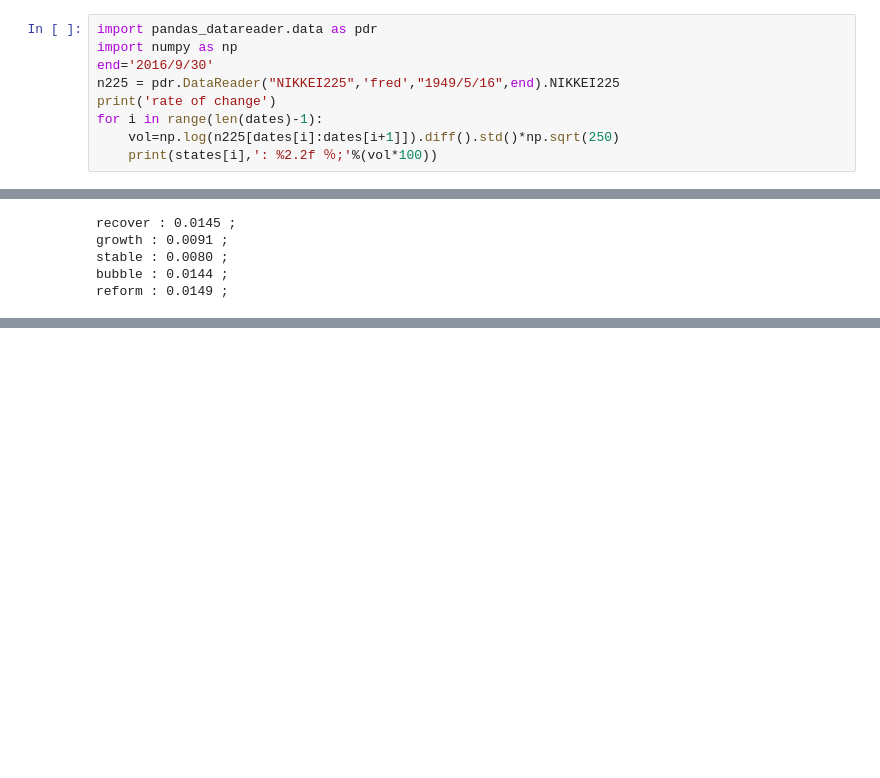
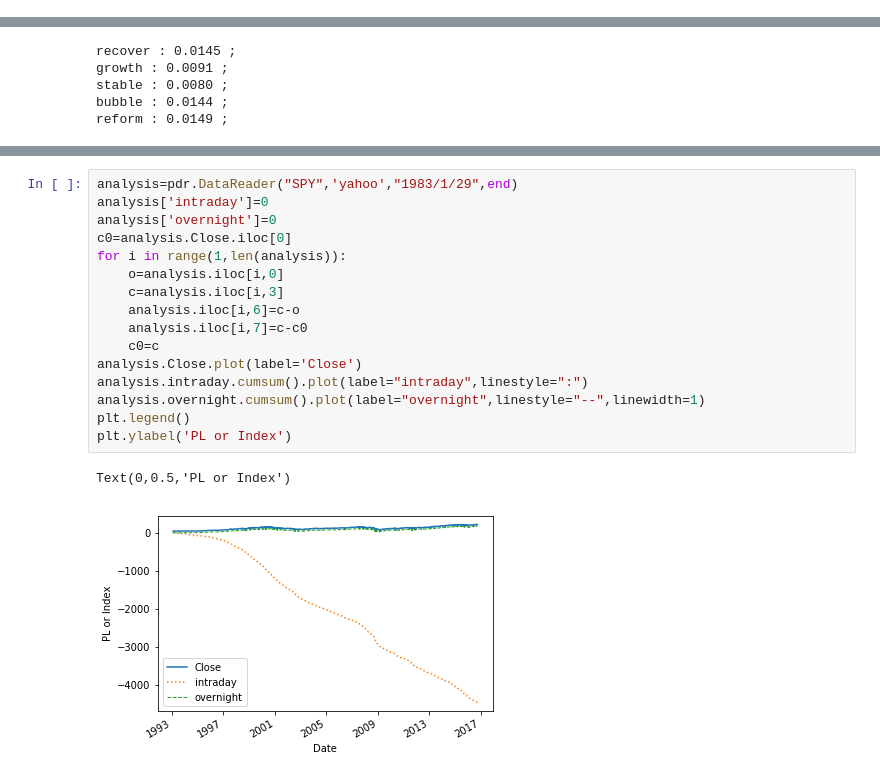
Before and after one commit to s-y-00/panplling_python3_sys_trading, a Jupyter notebook: chapter5.ipynb, the cells around one changed output, grey strips where cells are left out. Cells and saved outputs as stored; diff of their text form; blank space fills up the shorter version.

```diff
--- a/chapter5.ipynb
+++ b/chapter5.ipynb
@@ -15,9 +11,0 @@ TypeError: not enough arguments for format string
-# %%
-import pandas_datareader.data as pdr
-import numpy as np
-end='2016/9/30'
-n225 = pdr.DataReader("NIKKEI225",'fred',"1949/5/16",end).NIKKEI225
-print('rate of change')
-for i in range(len(dates)-1):
-    vol=np.log(n225[dates[i]:dates[i+1]]).diff().std()*np.sqrt(250)
-    print(states[i],': %2.2f ％;'%(vol*100))
@@ -234,0 +111,19 @@ RemoteDataError: Unable to read URL: http://ichart.finance.yahoo.com/table.csv
+# %%
+analysis=pdr.DataReader("SPY",'yahoo',"1983/1/29",end)
+analysis['intraday']=0
+analysis['overnight']=0
+c0=analysis.Close.iloc[0]
+for i in range(1,len(analysis)):
+    o=analysis.iloc[i,0]
+    c=analysis.iloc[i,3]
+    analysis.iloc[i,6]=c-o
+    analysis.iloc[i,7]=c-c0
+    c0=c
+analysis.Close.plot(label='Close')
+analysis.intraday.cumsum().plot(label="intraday",linestyle=":")
+analysis.overnight.cumsum().plot(label="overnight",linestyle="--",linewidth=1)
+plt.legend()
+plt.ylabel('PL or Index')
+# %% [output]
+Text(0,0.5,'PL or Index')
+[figure, added]
```
Also changed, not shown: parts of 17 cells of this notebook.
